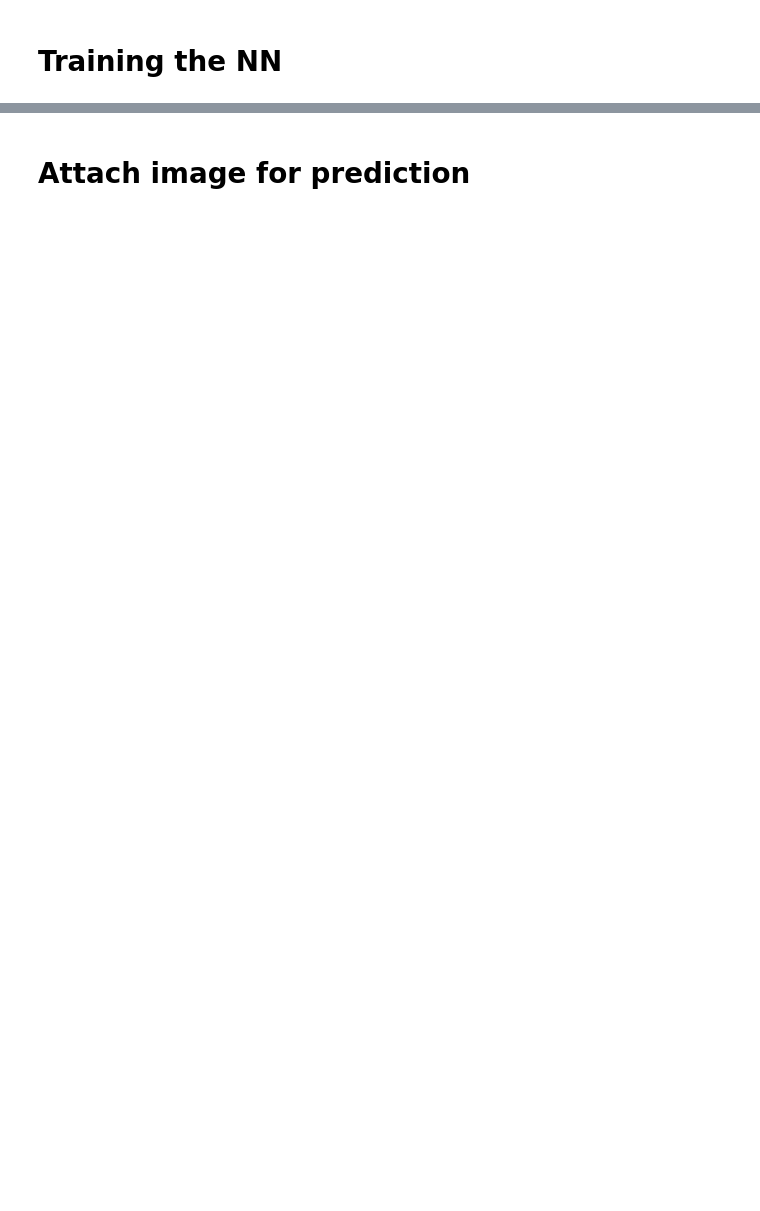
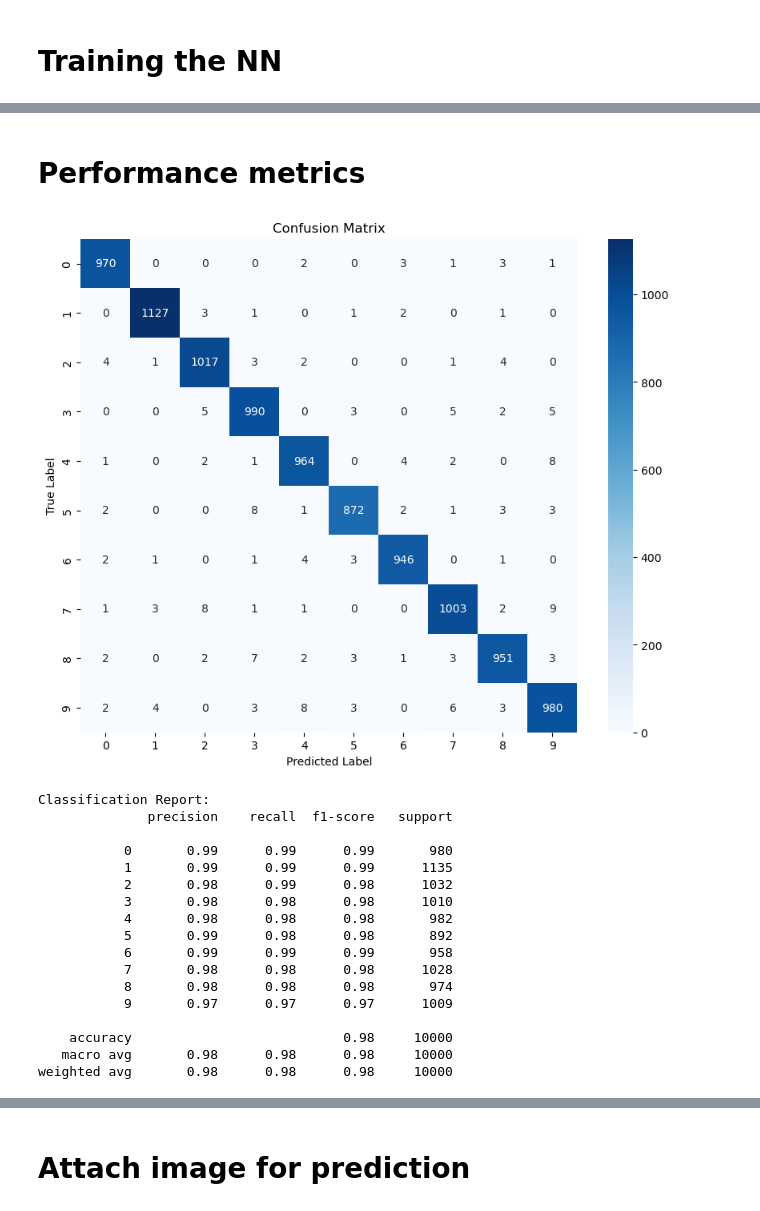
Before and after one commit to atomic-coder/Feature-Engineering, a Jupyter notebook: without_feature_engineering.ipynb, the cells around one changed output, grey strips where cells are left out. Cells and saved outputs as stored; diff of their text form; code cells hidden in the pictures; blank space fills up the shorter version.

```diff
--- a/without_feature_engineering.ipynb
+++ b/without_feature_engineering.ipynb
@@ -105,3 +130,11 @@ def cross_entropy_loss(y_true, y_pred):
+# %%
+def adam_update(param, grad, m, v, t, lr):
+    m = beta1 * m + (1 - beta1) * grad
+    v = beta2 * v + (1 - beta2) * np.square(grad)
+    m_hat = m / (1 - beta1 ** t)
+    v_hat = v / (1 - beta2 ** t)
+    param -= lr * m_hat / (np.sqrt(v_hat) + epsilon)
+    return param, m, v
 # %% [markdown]
 # Training the NN
 # %%
@@ -282,0 +278,58 @@ Epoch 50/50
+# %% [markdown]
+# Performance metrics
+# %%
+from sklearn.metrics import confusion_matrix, classification_report
+import seaborn as sns
+import matplotlib.pyplot as plt
+
+
+# Predict on validation/test set
+z1_val = np.dot(features_val, w1) + b1
+a1_val = np.maximum(0, z1_val)
+z2_val = np.dot(a1_val, w2) + b2
+a2_val = np.maximum(0, z2_val)
+z3_val = np.dot(a2_val, w3) + b3
+y_pred_val = softmax(z3_val)
+y_pred_labels = np.argmax(y_pred_val, axis=1)
+y_true_labels = np.argmax(one_hot_labels_val, axis=1)
+
+# Confusion Matrix
+cm = confusion_matrix(y_true_labels, y_pred_labels)
+plt.figure(figsize=(10, 8))
+sns.heatmap(cm, annot=True, fmt='d', cmap='Blues', xticklabels=range(10), yticklabels=range(10))
+plt.xlabel("Predicted Label")
+plt.ylabel("True Label")
+plt.title("Confusion Matrix")
+plt.show()
+
+# Classification Report
+print("Classification Report:")
+print(classification_report(y_true_labels, y_pred_labels))
+
+# Loss Curve (if you stored epoch_loss values)
+plt.plot(loss_history, label="Training Loss")
+plt.plot(val_loss_history, label="Validation Loss")
+plt.legend()
+plt.xlabel("Epoch")
+plt.ylabel("Loss")
+plt.title("Loss Curve")
+plt.show()
+# %% [output]
+[figure, added]
+Classification Report:
+              precision    recall  f1-score   support
+
+           0       0.99      0.99      0.99       980
+           1       0.99      0.99      0.99      1135
+           2       0.98      0.99      0.98      1032
+           3       0.98      0.98      0.98      1010
+           4       0.98      0.98      0.98       982
+           5       0.99      0.98      0.98       892
+           6       0.99      0.99      0.99       958
+           7       0.98      0.98      0.98      1028
+           8       0.98      0.98      0.98       974
+           9       0.97      0.97      0.97      1009
+
+    accuracy                           0.98     10000
+   macro avg       0.98      0.98      0.98     10000
+weighted avg       0.98      0.98      0.98     10000
```
Also changed, not shown: parts of 13 cells of this notebook, 1 other file.
